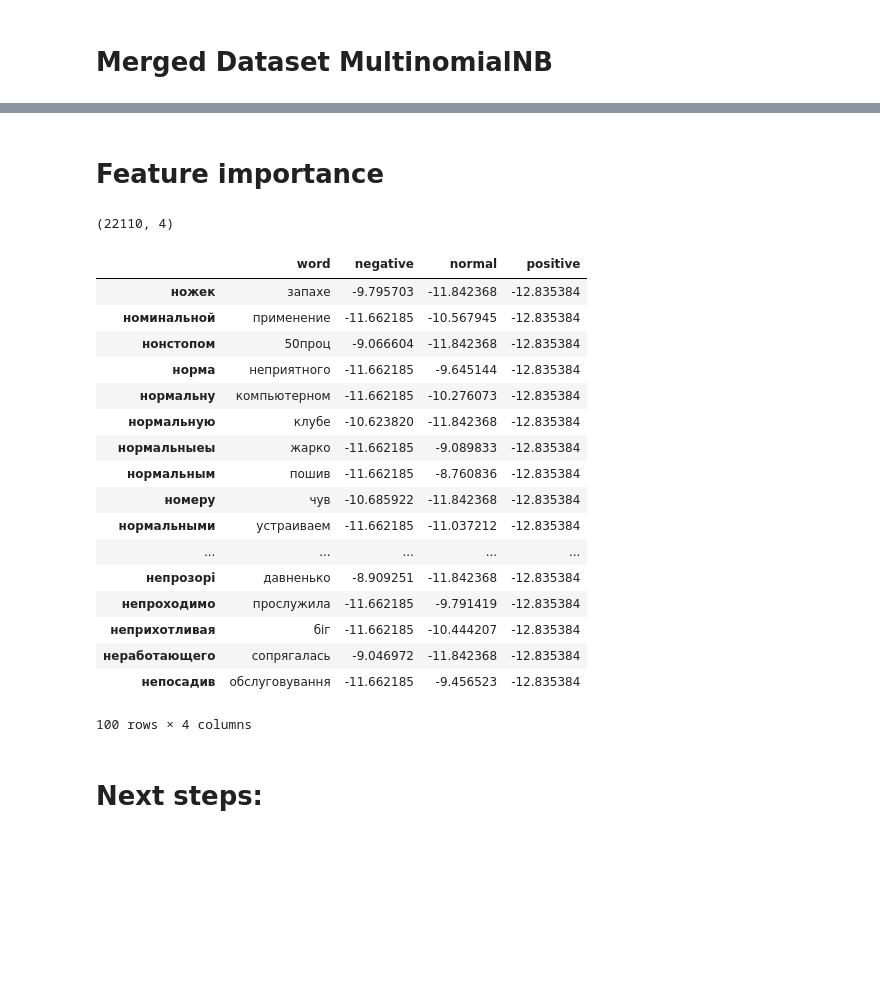
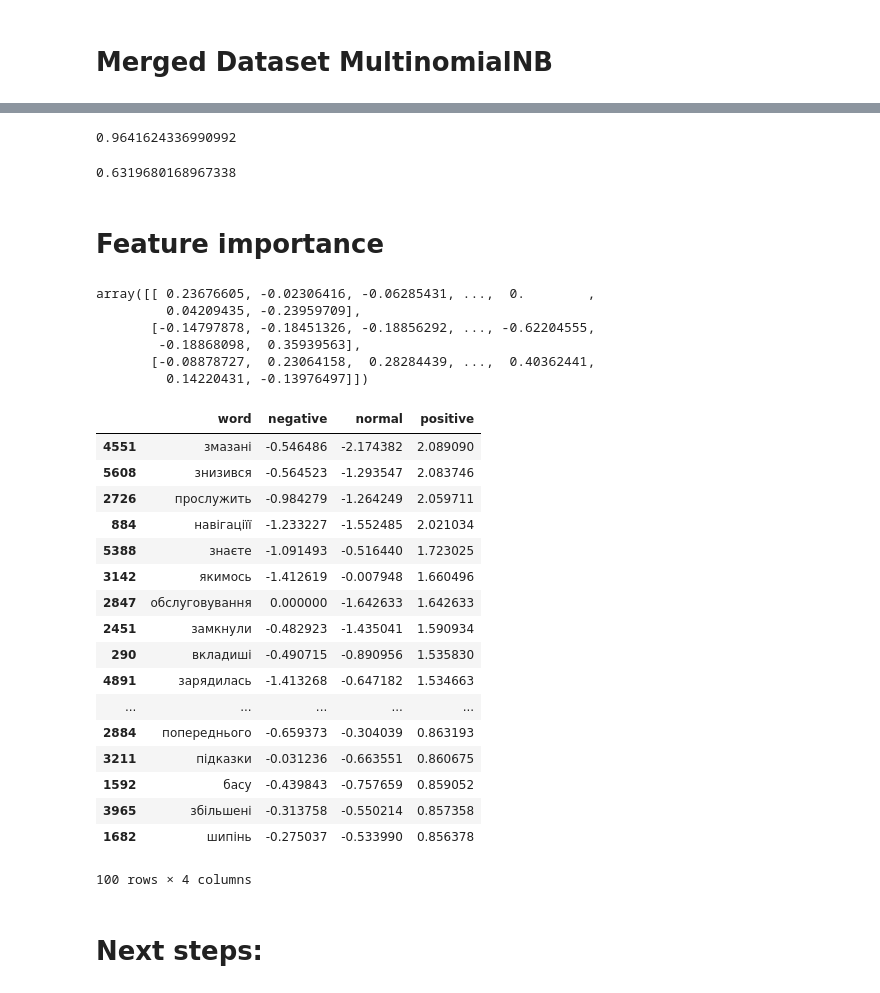
Before and after one commit to sudodoki/prj-nlp, a Jupyter notebook: students/Nazar/HW5_Sentiment/Parse and predict.ipynb, the cells around one changed output, grey strips where cells are left out. Drawn from its saved outputs; the diff is of its cells as text; code cells hidden in the pictures; blank space fills up the shorter version.

```diff
--- a/students/Nazar/HW5_Sentiment/Parse and predict.ipynb
+++ b/students/Nazar/HW5_Sentiment/Parse and predict.ipynb
@@ -331,36 +409,57 @@ pipeline.score(X_test,y_test)
+# %%
+vect = CountVectorizer()
+cls = SGDClassifier()
+pipeline = Pipeline([
+    ('vect', vect),
+    ('tfidf', TfidfTransformer()),
+    ('cls',cls)
+])
+pipeline.fit(X_train,y_train)
+pipeline.score(X_test,y_test)
+# %% [output]
+0.9641624336990992
+# %%
+pipeline.score(full_df[full_df['lang']=='uk']['summary'],full_df[full_df['lang']=='uk']['target'])
+# %% [output]
+0.6319680168967338
 # %% [markdown]
 # Feature importance
+# %%
+cls.coef_
+# %% [output]
+array([[ 0.23676605, -0.02306416, -0.06285431, ...,  0.        ,
+         0.04209435, -0.23959709],
+       [-0.14797878, -0.18451326, -0.18856292, ..., -0.62204555,
+        -0.18868098,  0.35939563],
+       [-0.08878727,  0.23064158,  0.28284439, ...,  0.40362441,
+         0.14220431, -0.13976497]])
 # %%
 df_importance=pd.DataFrame()
-df_importance['word']=vect.vocabulary_
+df_importance['word']=vect.vocabulary_.keys()
 df_importance['negative']=cls.coef_[0]
 df_importance['normal']=cls.coef_[1]
 df_importance['positive']=cls.coef_[2]
-# %%
-df_importance.shape
-# %% [output]
-(22110, 4)
 # %%
 #most negative words
-df_importance.sort_values(['positive'])[:100]
+df_importance.sort_values(['positive'], ascending=False)[['word','negative', 'normal','positive']][:100]
 # %% [output]
 |  | word | negative | normal | positive |
-| ножек | запахе | -9.795703 | -11.842368 | -12.835384 |
-| номинальной | применение | -11.662185 | -10.567945 | -12.835384 |
-| нонстопом | 50проц | -9.066604 | -11.842368 | -12.835384 |
-| норма | неприятного | -11.662185 | -9.645144 | -12.835384 |
-| нормальну | компьютерном | -11.662185 | -10.276073 | -12.835384 |
-| нормальную | клубе | -10.623820 | -11.842368 | -12.835384 |
-| нормальныеы | жарко | -11.662185 | -9.089833 | -12.835384 |
-| нормальным | пошив | -11.662185 | -8.760836 | -12.835384 |
-| номеру | чув | -10.685922 | -11.842368 | -12.835384 |
-| нормальными | устраиваем | -11.662185 | -11.037212 | -12.835384 |
+| 4551 | змазані | -0.546486 | -2.174382 | 2.089090 |
+| 5608 | знизився | -0.564523 | -1.293547 | 2.083746 |
+| 2726 | прослужить | -0.984279 | -1.264249 | 2.059711 |
+| 884 | навігаціїї | -1.233227 | -1.552485 | 2.021034 |
+| 5388 | знаєте | -1.091493 | -0.516440 | 1.723025 |
+| 3142 | якимось | -1.412619 | -0.007948 | 1.660496 |
+| 2847 | обслуговування | 0.000000 | -1.642633 | 1.642633 |
+| 2451 | замкнули | -0.482923 | -1.435041 | 1.590934 |
+| 290 | вкладиші | -0.490715 | -0.890956 | 1.535830 |
+| 4891 | зарядилась | -1.413268 | -0.647182 | 1.534663 |
 | ... | ... | ... | ... | ... |
-| непрозорі | давненько | -8.909251 | -11.842368 | -12.835384 |
-| непроходимо | прослужила | -11.662185 | -9.791419 | -12.835384 |
-| неприхотливая | біг | -11.662185 | -10.444207 | -12.835384 |
-| неработающего | сопрягалась | -9.046972 | -11.842368 | -12.835384 |
-| непосадив | обслуговування | -11.662185 | -9.456523 | -12.835384 |
+| 2884 | попереднього | -0.659373 | -0.304039 | 0.863193 |
+| 3211 | підказки | -0.031236 | -0.663551 | 0.860675 |
+| 1592 | басу | -0.439843 | -0.757659 | 0.859052 |
+| 3965 | збільшені | -0.313758 | -0.550214 | 0.857358 |
+| 1682 | шипінь | -0.275037 | -0.533990 | 0.856378 |
 100 rows × 4 columns
 # %% [markdown]
 # Next steps:
```
Also changed, not shown: parts of 21 cells of this notebook, 1 other file.
